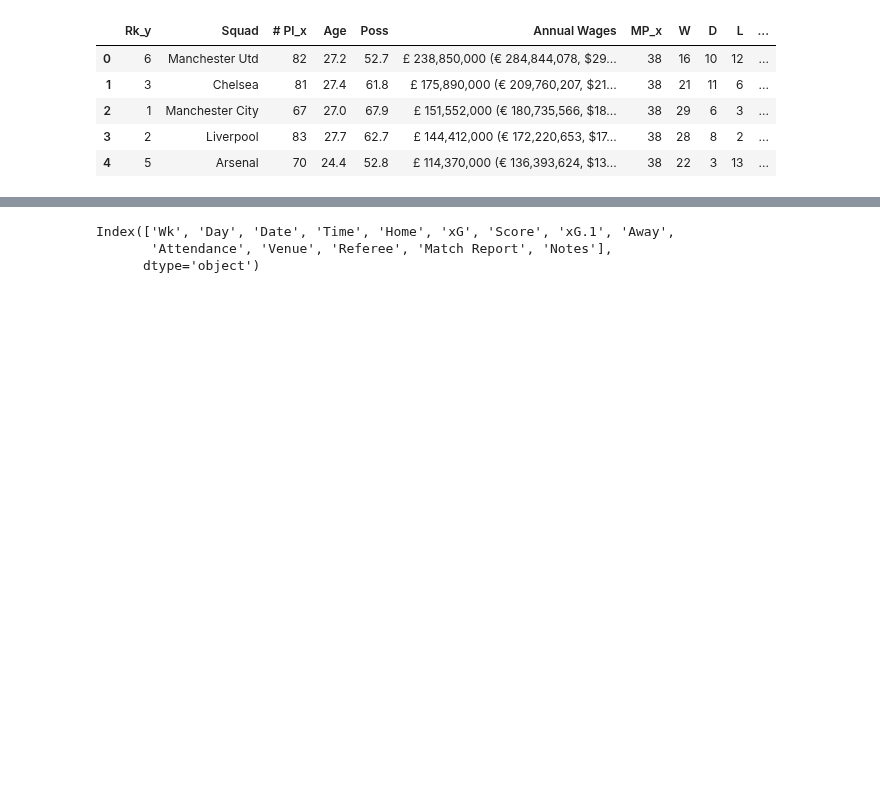
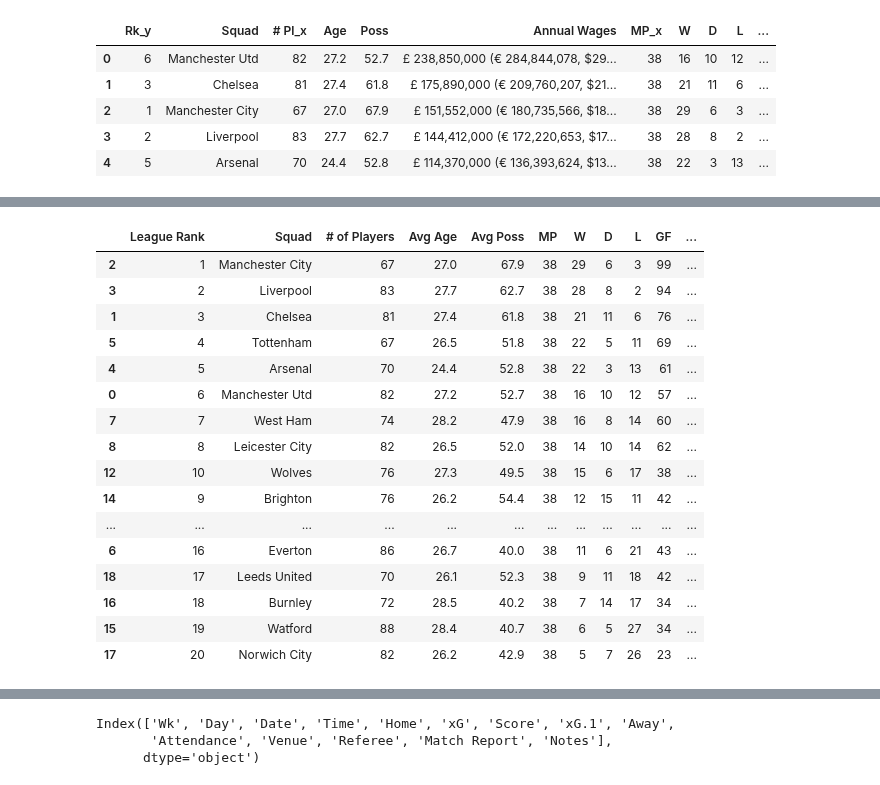
Before and after one commit to GurpreetChugh/Project-Football, a Jupyter notebook: EPL_Project_Football.ipynb, the cells around one changed output, grey strips where cells are left out. Cells and saved outputs as stored; diff of their text form; code cells hidden in the pictures; blank space fills up the shorter version.

```diff
--- a/EPL_Project_Football.ipynb
+++ b/EPL_Project_Football.ipynb
@@ -155,9 +155,9 @@ EPL_2022_sum_complete_df.head()
 | 3 | 2 | Liverpool | 83 | 27.7 | 62.7 | £ 144,412,000 (€ 172,220,653, $17... | 38 | 28 | 8 | ... |
 | 4 | 5 | Arsenal | 70 | 24.4 | 52.8 | £ 114,370,000 (€ 136,393,624, $13... | 38 | 22 | 3 | ... |
 # %%
-# Sort by league position
-EPL_2018_sum_complete_df.sort_values('Pts', ascending=False)
-EPL_2019_sum_complete_df.sort_values('Pts', ascending=False)
-EPL_2020_sum_complete_df.sort_values('Pts', ascending=False)
-EPL_2021_sum_complete_df.sort_values('Pts', ascending=False)
-EPL_2022_sum_complete_df.sort_values('Pts', ascending=False)
+# Convert 'Annual Wages' column into single column with only dollar value
+EPL_2018_sum_complete_df[['pounds', 'dollars']] = EPL_2018_sum_complete_df['Annual Wages'].str.split('$', expand=True)
+EPL_2019_sum_complete_df[['pounds', 'dollars']] = EPL_2019_sum_complete_df['Annual Wages'].str.split('$', expand=True)
+EPL_2020_sum_complete_df[['pounds', 'dollars']] = EPL_2020_sum_complete_df['Annual Wages'].str.split('$', expand=True)
+EPL_2021_sum_complete_df[['pounds', 'dollars']] = EPL_2021_sum_complete_df['Annual Wages'].str.split('$', expand=True)
+EPL_2022_sum_complete_df[['pounds', 'dollars']] = EPL_2022_sum_complete_df['Annual Wages'].str.split('$', expand=True)
@@ -181,0 +164,8 @@ EPL_2022_sum_complete_df.sort_values('Pts', ascending=False)
+# %%
+# Convert 'Annual Wages' column into single column with only dollar value
+EPL_2018_sum_complete_df[['Annual Wages ($)', 'discard']] = EPL_2018_sum_complete_df['dollars'].str.split(')', expand=True)
+EPL_2019_sum_complete_df[['Annual Wages ($)', 'discard']] = EPL_2019_sum_complete_df['dollars'].str.split(')', expand=True)
+EPL_2020_sum_complete_df[['Annual Wages ($)', 'discard']] = EPL_2020_sum_complete_df['dollars'].str.split(')', expand=True)
+EPL_2021_sum_complete_df[['Annual Wages ($)', 'discard']] = EPL_2021_sum_complete_df['dollars'].str.split(')', expand=True)
+EPL_2022_sum_complete_df[['Annual Wages ($)', 'discard']] = EPL_2022_sum_complete_df['dollars'].str.split(')', expand=True)
+EPL_2022_sum_complete_df.head()
@@ -181,0 +180,32 @@ EPL_2022_sum_complete_df.sort_values('Pts', ascending=False)
+# %%
+# Drop unwanted columns
+EPL_2018_sum_cleaned_df = EPL_2018_sum_complete_df.drop(['pounds', 'dollars', 'Annual Wages', 'discard'], axis=1)
+EPL_2019_sum_cleaned_df = EPL_2019_sum_complete_df.drop(['pounds', 'dollars', 'Annual Wages', 'discard'], axis=1)
+EPL_2020_sum_cleaned_df = EPL_2020_sum_complete_df.drop(['pounds', 'dollars', 'Annual Wages', 'discard'], axis=1)
+EPL_2021_sum_cleaned_df = EPL_2021_sum_complete_df.drop(['pounds', 'dollars', 'Annual Wages', 'discard'], axis=1)
+EPL_2022_sum_cleaned_df = EPL_2022_sum_complete_df.drop(['pounds', 'dollars', 'Annual Wages', 'discard'], axis=1)
+# %%
+# Sort by league position
+EPL_2018_sum_cleaned_df.sort_values('Pts', ascending=False)
+EPL_2019_sum_cleaned_df.sort_values('Pts', ascending=False)
+EPL_2020_sum_cleaned_df.sort_values('Pts', ascending=False)
+EPL_2021_sum_cleaned_df.sort_values('Pts', ascending=False)
+EPL_2022_sum_cleaned_df.sort_values('Pts', ascending=False)
+# %% [output]
+|  | League Rank | Squad | # of Players | Avg Age | Avg Poss | MP | W | D | L | GF | ... |
+| 2 | 1 | Manchester City | 67 | 27.0 | 67.9 | 38 | 29 | 6 | 3 | 99 | ... |
+| 3 | 2 | Liverpool | 83 | 27.7 | 62.7 | 38 | 28 | 8 | 2 | 94 | ... |
+| 1 | 3 | Chelsea | 81 | 27.4 | 61.8 | 38 | 21 | 11 | 6 | 76 | ... |
+| 5 | 4 | Tottenham | 67 | 26.5 | 51.8 | 38 | 22 | 5 | 11 | 69 | ... |
+| 4 | 5 | Arsenal | 70 | 24.4 | 52.8 | 38 | 22 | 3 | 13 | 61 | ... |
+| 0 | 6 | Manchester Utd | 82 | 27.2 | 52.7 | 38 | 16 | 10 | 12 | 57 | ... |
+| 7 | 7 | West Ham | 74 | 28.2 | 47.9 | 38 | 16 | 8 | 14 | 60 | ... |
+| 8 | 8 | Leicester City | 82 | 26.5 | 52.0 | 38 | 14 | 10 | 14 | 62 | ... |
+| 12 | 10 | Wolves | 76 | 27.3 | 49.5 | 38 | 15 | 6 | 17 | 38 | ... |
+| 14 | 9 | Brighton | 76 | 26.2 | 54.4 | 38 | 12 | 15 | 11 | 42 | ... |
+| ... | ... | ... | ... | ... | ... | ... | ... | ... | ... | ... | ... |
+| 6 | 16 | Everton | 86 | 26.7 | 40.0 | 38 | 11 | 6 | 21 | 43 | ... |
+| 18 | 17 | Leeds United | 70 | 26.1 | 52.3 | 38 | 9 | 11 | 18 | 42 | ... |
+| 16 | 18 | Burnley | 72 | 28.5 | 40.2 | 38 | 7 | 14 | 17 | 34 | ... |
+| 15 | 19 | Watford | 88 | 28.4 | 40.7 | 38 | 6 | 5 | 27 | 34 | ... |
+| 17 | 20 | Norwich City | 82 | 26.2 | 42.9 | 38 | 5 | 7 | 26 | 23 | ... |
```
Also changed, not shown: parts of 4 cells of this notebook.
